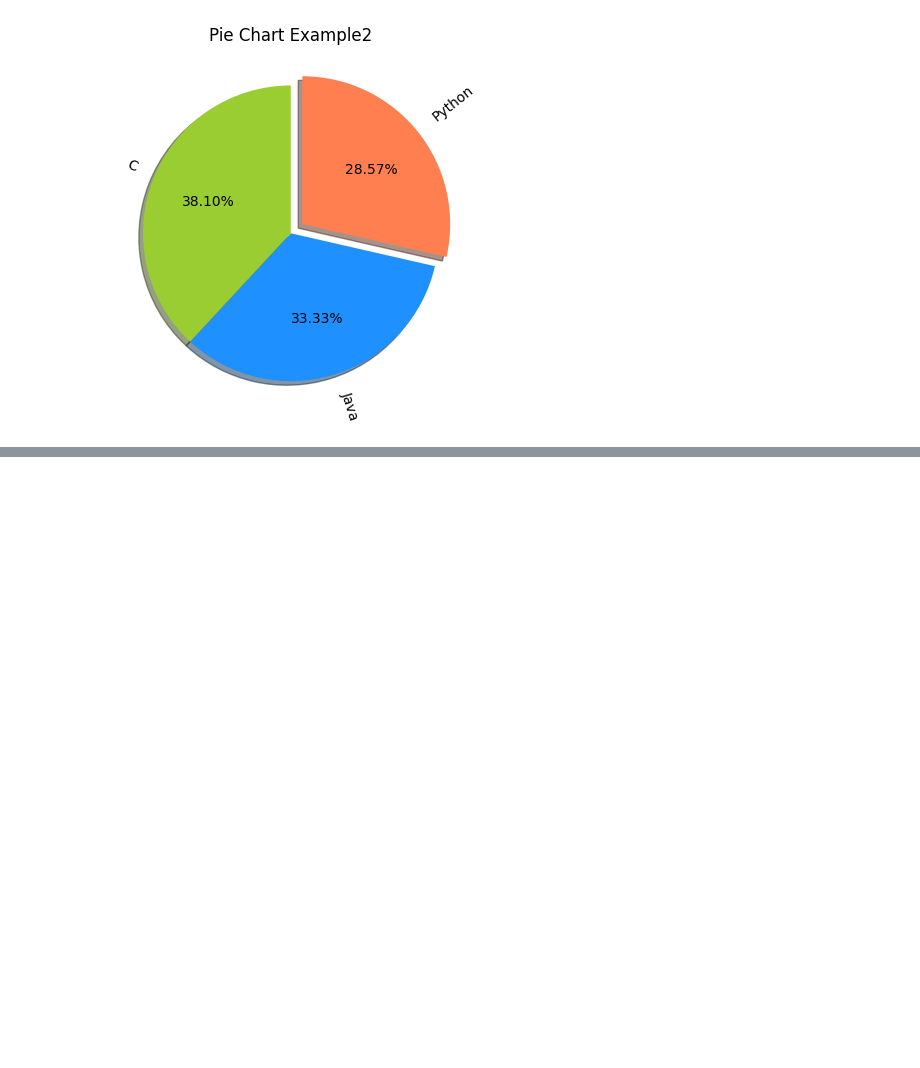
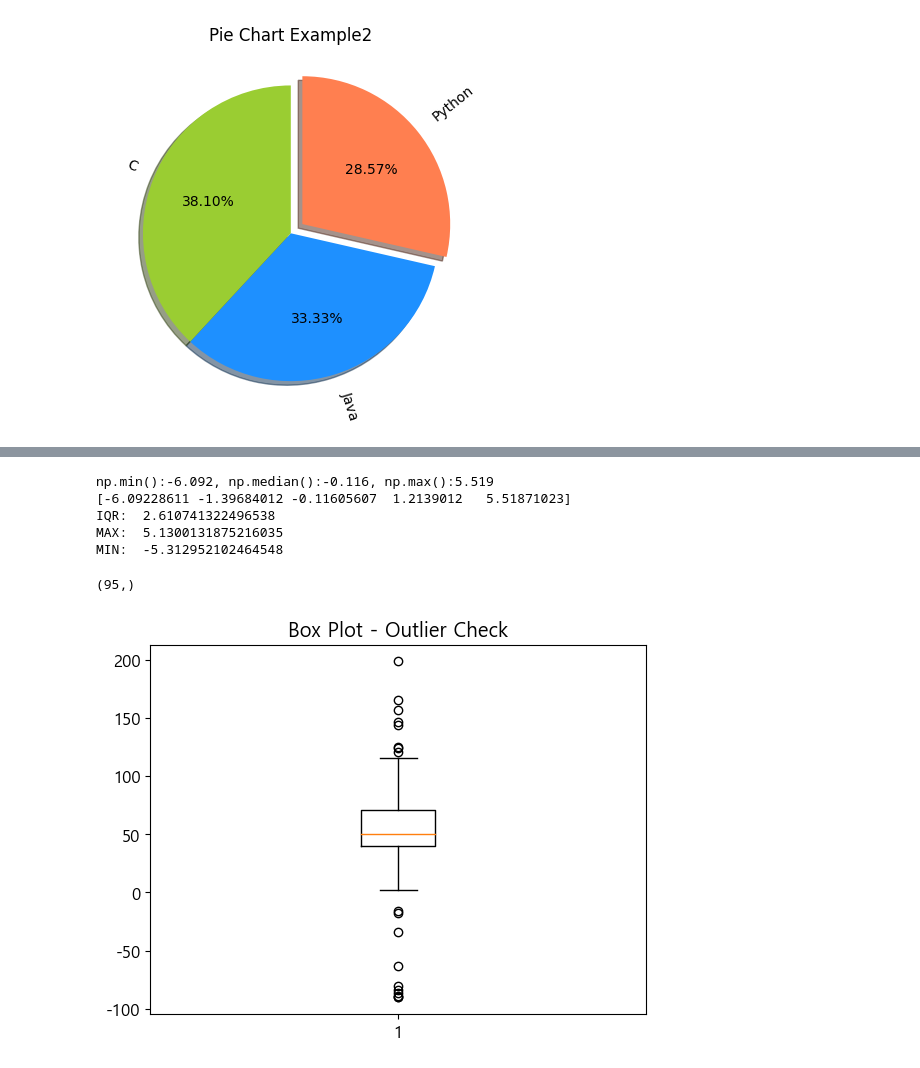
Before and after one commit to jjh9329/numpy-study, a Jupyter notebook: 03.Visualization/Matplotlib 실습.ipynb, the cells around one changed output, grey strips where cells are left out. Drawn from its saved outputs; the diff is of its cells as text; code cells hidden in the pictures; blank space fills up the shorter version.

```diff
--- a/03.Visualization/Matplotlib 실습.ipynb
+++ b/03.Visualization/Matplotlib 실습.ipynb
@@ -453,0 +481,33 @@ plt.show()
+# %%
+np.random.seed(0)
+data_a = np.random.normal(0,2.0,1000) # 평균 :0, 표준편차 :2 , 1000개
+print(f'np.min():{np.min(data_a):.3f}, np.median():{np.median(data_a):.3f}, np.max():{np.max(data_a):.3f}')
+quantile = np.quantile(data_a, [0,0.25,0.5,0.75,1])
+print(quantile)
+IQR = quantile[3] - quantile[1]
+print('IQR: ',IQR)
+print('MAX: ',quantile[3] + (1.5*IQR))
+print('MIN: ',quantile[1] - (1.5*IQR))
+# %% [output]
+np.min():-6.092, np.median():-0.116, np.max():5.519
+[-6.09228611 -1.39684012 -0.11605607  1.2139012   5.51871023]
+IQR:  2.610741322496538
+MAX:  5.1300131875216035
+MIN:  -5.312952102464548
+# %%
+np.random.seed(0)
+
+spread = np.random.rand(50)*100 # [0,100) 사이의 값 50개
+center = np.ones(25) * 50 # 50(중앙값) 25개
+filer_high = np.random.rand(10) * 100 + 100 # [100,200) 사이의 값 10개
+filer_low = np.random.rand(10) * 100 - 100 # [-100,0) 사이의 값 10개
+
+data =  np.concatenate([spread, center, filer_high, filer_low])
+print(data.shape)
+
+plt.boxplot(data)
+plt.title("Box Plot - Outlier Check")
+plt.show()
+# %% [output]
+(95,)
+[figure, added]
```
Also changed, not shown: parts of 8 cells of this notebook, 1 other file.
